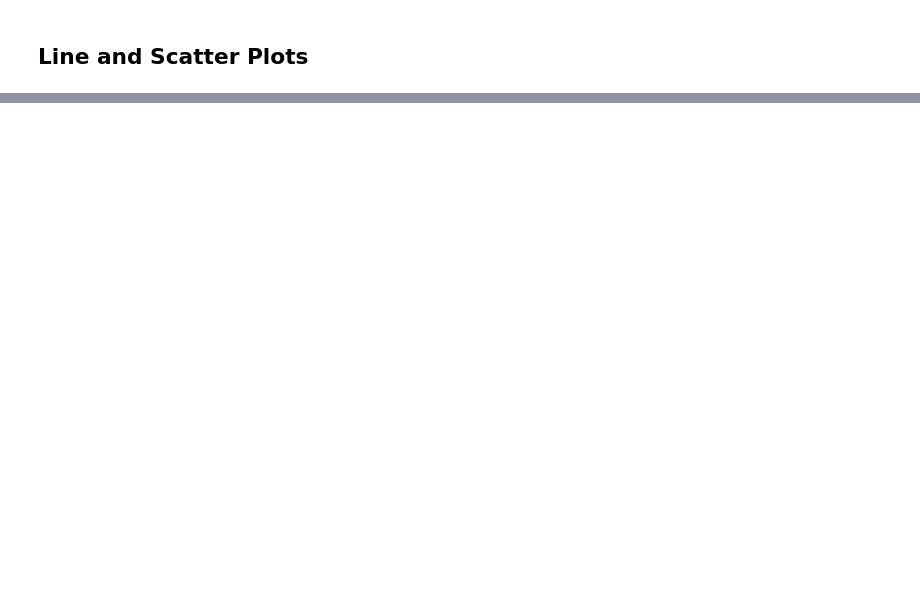
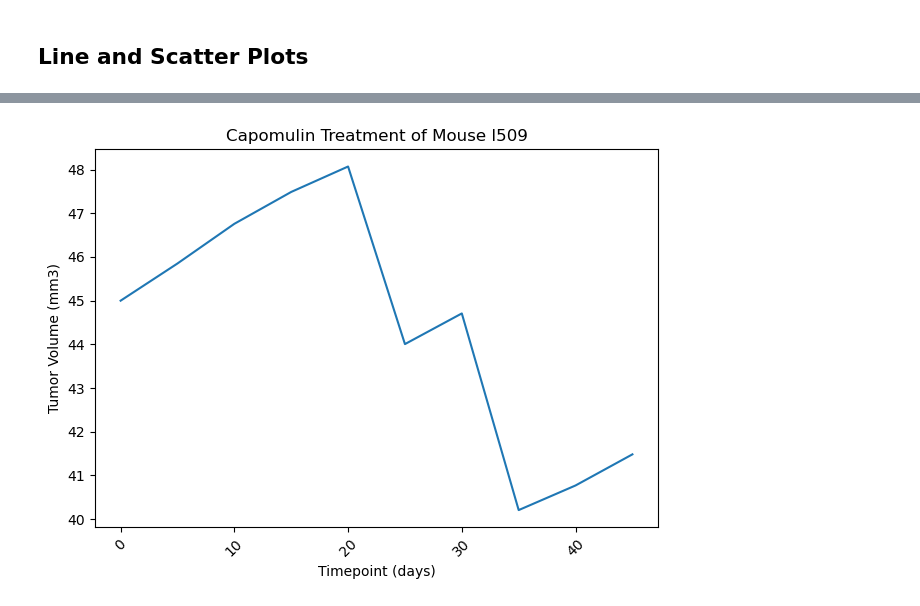
Before and after one commit to jhammans/data_visualization_challenge, a Jupyter notebook: Pymaceuticals/pymaceuticals_notebook.ipynb, the cells around one changed output, grey strips where cells are left out. Saved outputs shown, nothing was run; the diff lists cells and outputs as text; code cells hidden in the pictures; blank space fills up the shorter version.

```diff
--- a/Pymaceuticals/pymaceuticals_notebook.ipynb
+++ b/Pymaceuticals/pymaceuticals_notebook.ipynb
@@ -237,3 +301,7 @@ plt.show()
 ## Line and Scatter Plots
 # %%
 # Generate a line plot of tumor volume vs. time point for a single mouse treated with Capomulin
+regimen = "Capomulin"
+mouse_id = "l509"
+regimen_data = mouse_study_unique_df[mouse_study_unique_df['Drug Regimen'] == regimen]
+regimen_mouse = capomulin_data[capomulin_data['Mouse ID'] == mouse_id]
@@ -246,0 +308,18 @@ plt.show()
+# %%
+x_axis_data = regimen_mouse["Timepoint"]
+y_axis_data = regimen_mouse["Tumor Volume (mm3)"]
+
+# Create the line plot
+plt.plot(x_axis_data, y_axis_data)
+
+# Add title and labels
+plt.title(f"{regimen} Treatment of Mouse {mouse_id}")
+plt.xlabel('Timepoint (days)')
+plt.ylabel('Tumor Volume (mm3)')
+plt.xticks(rotation=45)
+plt.tight_layout()
+
+# Display the plot
+plt.show()
+# %% [output]
+[figure, added]
```
Also changed, not shown: parts of 11 cells of this notebook.
